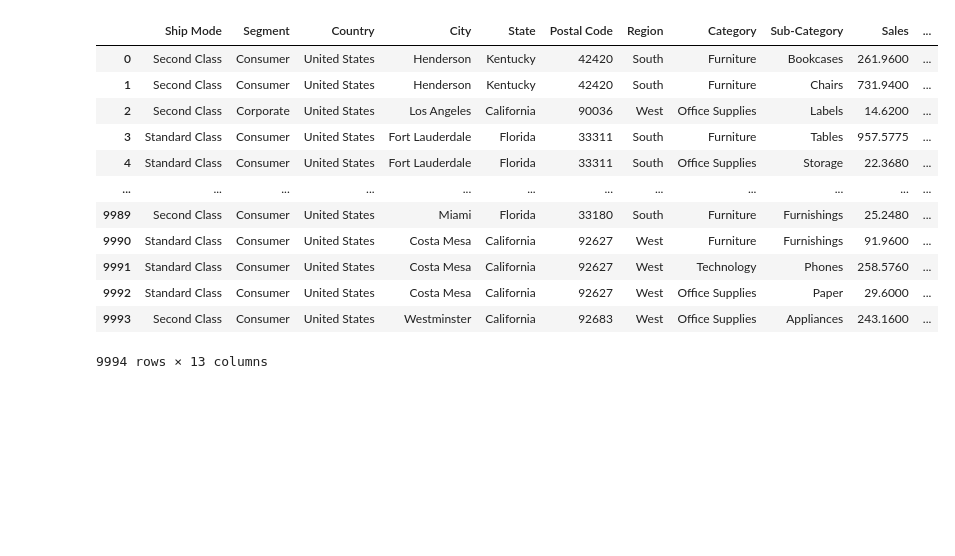
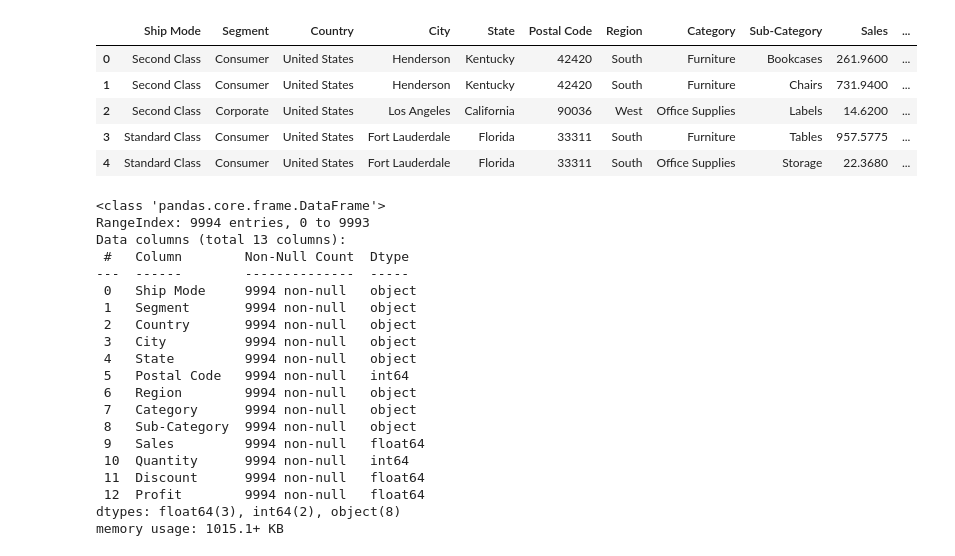
Before and after one commit to git-dibwar/DataScienceAndBusinessAnalytics, a Jupyter notebook: Exploratory_data_analysis_retail.ipynb, the cells around one changed output. Drawn from its saved outputs; the diff is of its cells as text; code cells hidden in the pictures; blank space fills up the shorter version.

```diff
--- a/Exploratory_data_analysis_retail.ipynb
+++ b/Exploratory_data_analysis_retail.ipynb
@@ -7,17 +8,33 @@ import matplotlib.pyplot as plt
 # %%
 df=pd.read_csv('https://raw.githubusercontent.com/git-dibwar/DataScienceAndBusinessAnalytics/main/data/SampleSuperstore.csv')
-df
+df.head()
 # %% [output]
 |  | Ship Mode | Segment | Country | City | State | Postal Code | Region | Category | Sub-Category | Sales | ... |
 | 0 | Second Class | Consumer | United States | Henderson | Kentucky | 42420 | South | Furniture | Bookcases | 261.9600 | ... |
 | 1 | Second Class | Consumer | United States | Henderson | Kentucky | 42420 | South | Furniture | Chairs | 731.9400 | ... |
 | 2 | Second Class | Corporate | United States | Los Angeles | California | 90036 | West | Office Supplies | Labels | 14.6200 | ... |
 | 3 | Standard Class | Consumer | United States | Fort Lauderdale | Florida | 33311 | South | Furniture | Tables | 957.5775 | ... |
 | 4 | Standard Class | Consumer | United States | Fort Lauderdale | Florida | 33311 | South | Office Supplies | Storage | 22.3680 | ... |
-| ... | ... | ... | ... | ... | ... | ... | ... | ... | ... | ... | ... |
-| 9989 | Second Class | Consumer | United States | Miami | Florida | 33180 | South | Furniture | Furnishings | 25.2480 | ... |
-| 9990 | Standard Class | Consumer | United States | Costa Mesa | California | 92627 | West | Furniture | Furnishings | 91.9600 | ... |
-| 9991 | Standard Class | Consumer | United States | Costa Mesa | California | 92627 | West | Technology | Phones | 258.5760 | ... |
-| 9992 | Standard Class | Consumer | United States | Costa Mesa | California | 92627 | West | Office Supplies | Paper | 29.6000 | ... |
-| 9993 | Second Class | Consumer | United States | Westminster | California | 92683 | West | Office Supplies | Appliances | 243.1600 | ... |
-9994 rows × 13 columns
+# %%
+df.info()
+# %% [output]
+<class 'pandas.core.frame.DataFrame'>
+RangeIndex: 9994 entries, 0 to 9993
+Data columns (total 13 columns):
+ #   Column        Non-Null Count  Dtype
+---  ------        --------------  -----
+ 0   Ship Mode     9994 non-null   object
+ 1   Segment       9994 non-null   object
+ 2   Country       9994 non-null   object
+ 3   City          9994 non-null   object
+ 4   State         9994 non-null   object
+ 5   Postal Code   9994 non-null   int64
+ 6   Region        9994 non-null   object
+ 7   Category      9994 non-null   object
+ 8   Sub-Category  9994 non-null   object
+ 9   Sales         9994 non-null   float64
+ 10  Quantity      9994 non-null   int64
+ 11  Discount      9994 non-null   float64
+ 12  Profit        9994 non-null   float64
+dtypes: float64(3), int64(2), object(8)
+memory usage: 1015.1+ KB
```
Also changed, not shown: parts of 59 cells of this notebook.
